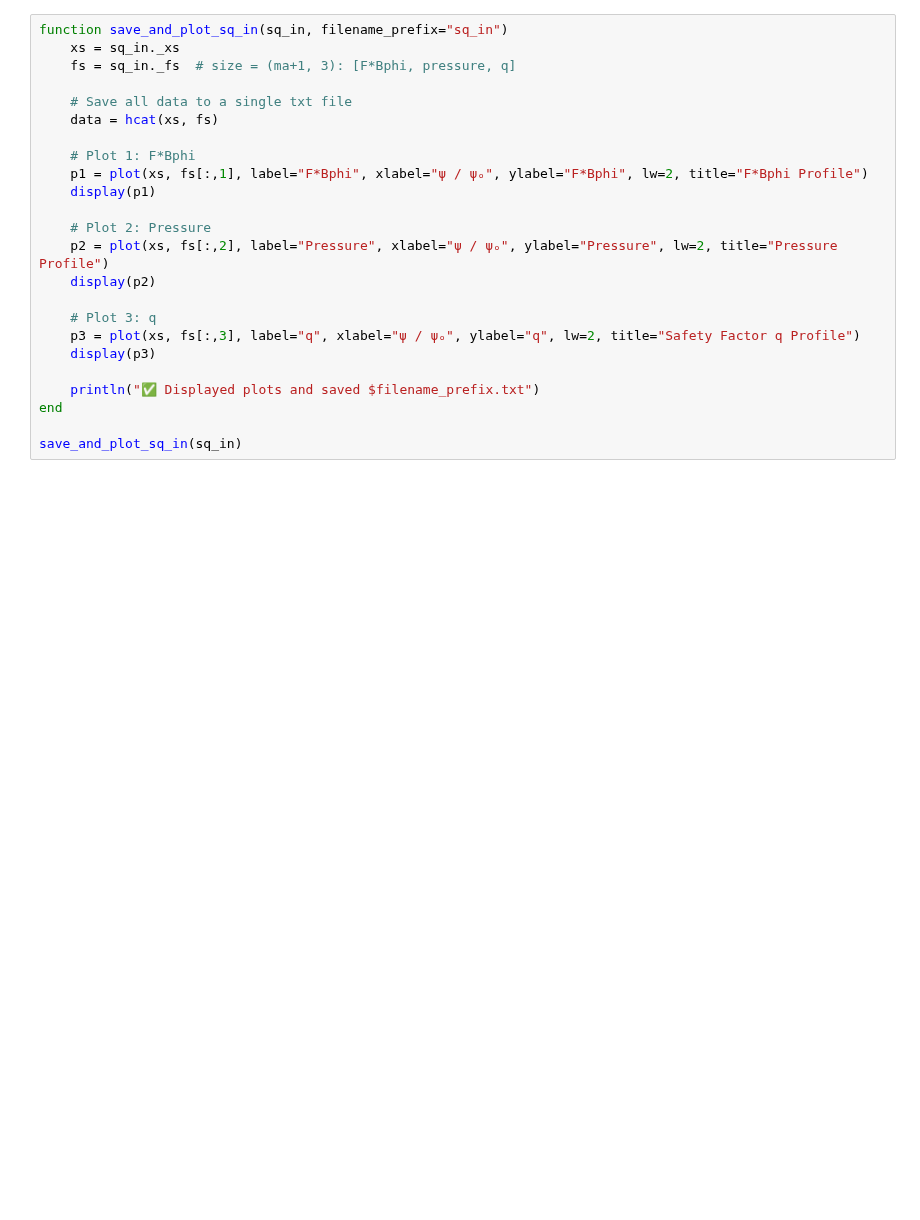
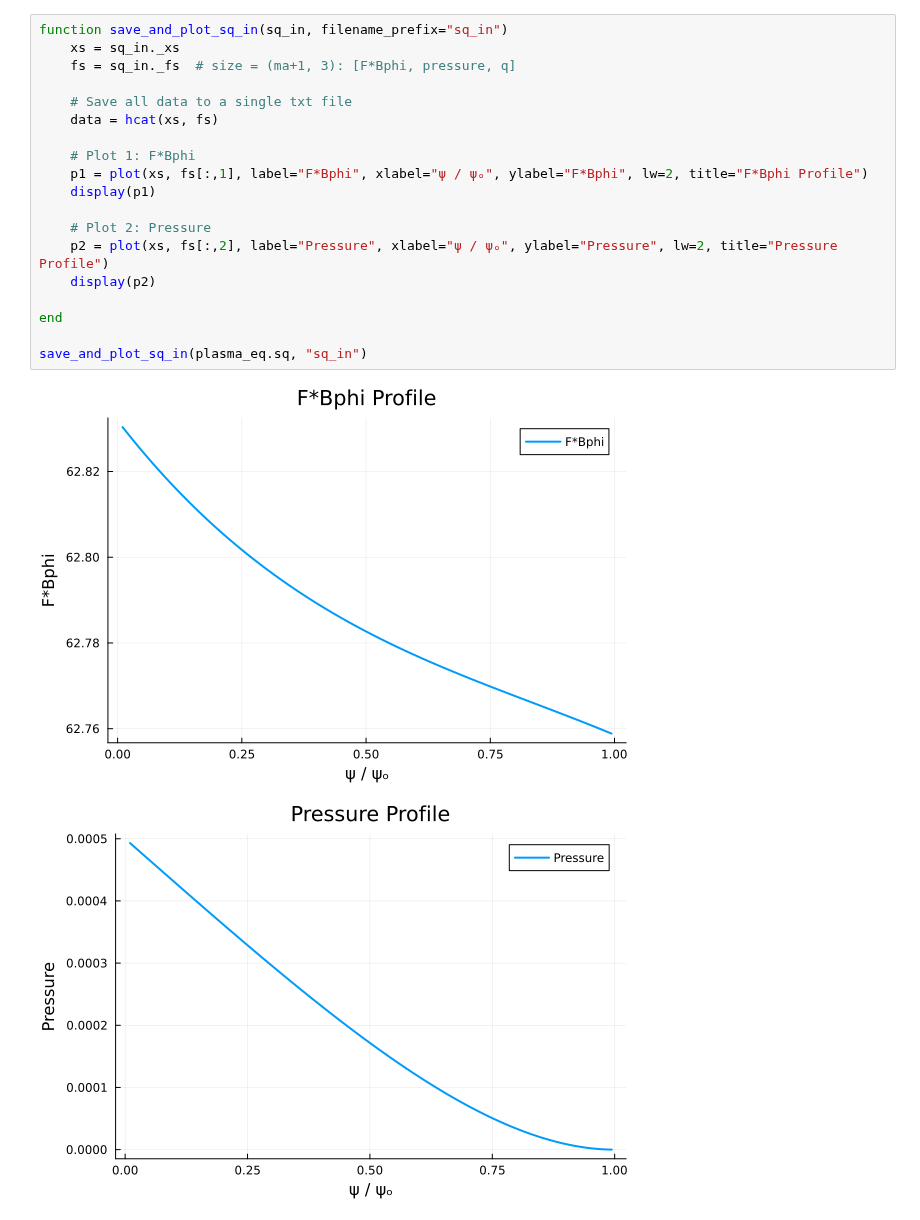
Before and after one commit to OpenFUSIONToolkit/JPEC, a Jupyter notebook: notebooks/equil_lar_example.ipynb, the cells around one changed output. Drawn from its saved outputs; the diff is of its cells as text; blank space fills up the shorter version.

```diff
--- a/notebooks/equil_lar_example.ipynb
+++ b/notebooks/equil_lar_example.ipynb
@@ -12,24 +25,22 @@ plasma_eq= JPEC.Equilibrium.setup_equilibrium(equil_input, lar_input)
 # %%
 function save_and_plot_sq_in(sq_in, filename_prefix="sq_in")
     xs = sq_in._xs
     fs = sq_in._fs  # size = (ma+1, 3): [F*Bphi, pressure, q]
 
     # Save all data to a single txt file
     data = hcat(xs, fs)
 
     # Plot 1: F*Bphi
     p1 = plot(xs, fs[:,1], label="F*Bphi", xlabel="ψ / ψₒ", ylabel="F*Bphi", lw=2, title="F*Bphi Profile")
     display(p1)
 
     # Plot 2: Pressure
     p2 = plot(xs, fs[:,2], label="Pressure", xlabel="ψ / ψₒ", ylabel="Pressure", lw=2, title="Pressure Profile")
     display(p2)
 
-    # Plot 3: q
-    p3 = plot(xs, fs[:,3], label="q", xlabel="ψ / ψₒ", ylabel="q", lw=2, title="Safety Factor q Profile")
-    display(p3)
-
-    println("✅ Displayed plots and saved $filename_prefix.txt")
 end
 
-save_and_plot_sq_in(sq_in)
+save_and_plot_sq_in(plasma_eq.sq, "sq_in")
+# %% [output]
+[figure, added]
+[figure, added]
```
Also changed, not shown: parts of 3 cells of this notebook, 2 other files.
